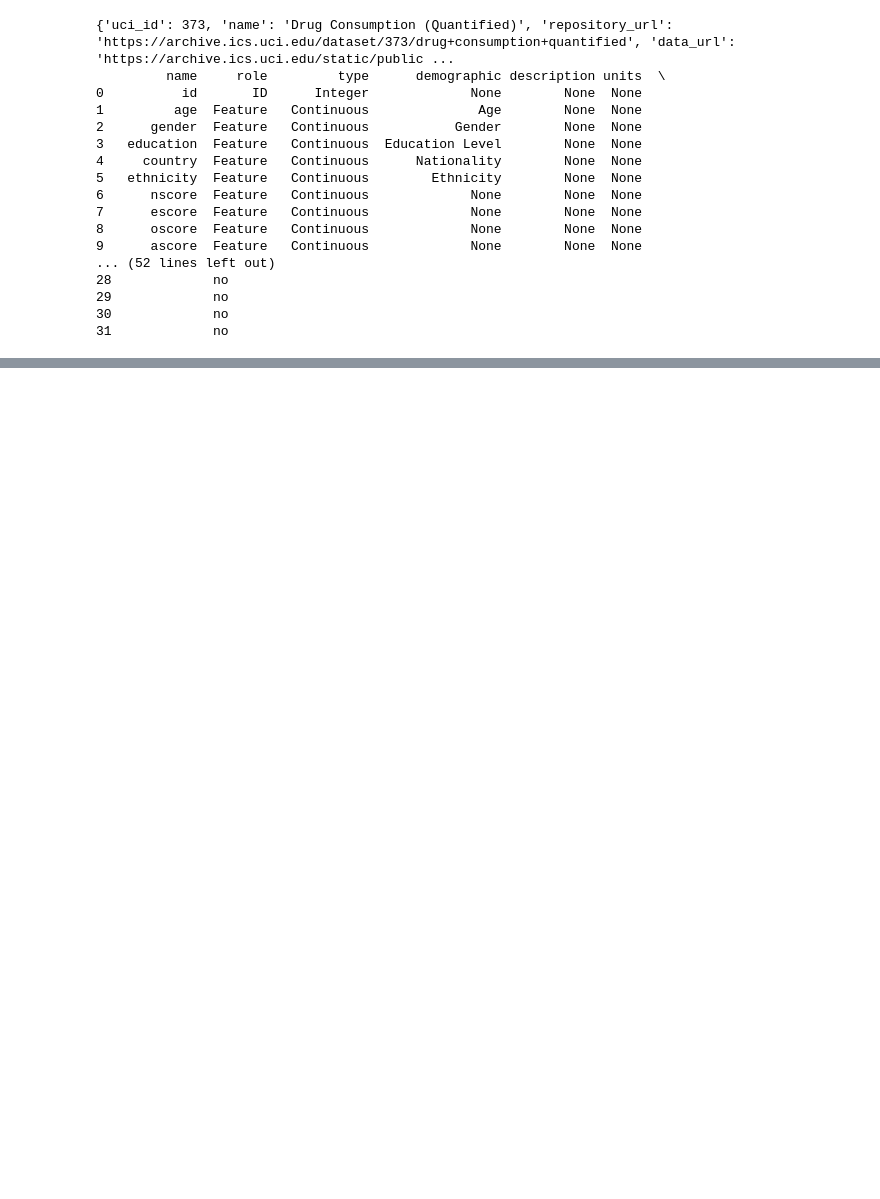
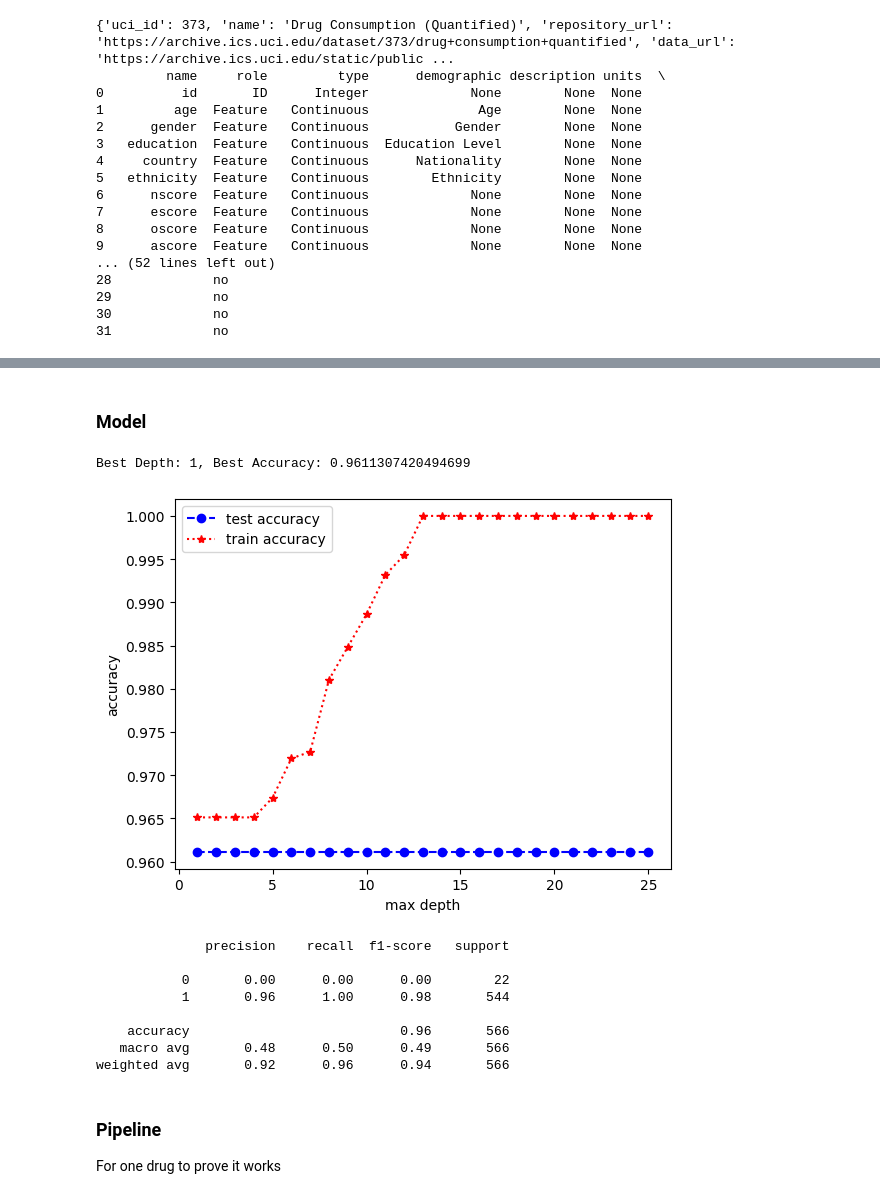
Before and after one commit to TexMcGinley/portfolio, a Jupyter notebook: main.ipynb, the cells around one changed output, grey strips where cells are left out. Drawn from its saved outputs; the diff is of its cells as text; code cells hidden in the pictures; blank space fills up the shorter version.

Commit message:
finished pipeline

```diff
--- a/main.ipynb
+++ b/main.ipynb
@@ -55,0 +102,56 @@ print(drug_consumption_quantified.variables)
+# %% [markdown]
+###  Model
+# %%
+# Fetching features and target variable
+X = drug_consumption_quantified.data.features
+y = drug_consumption_quantified.data.targets
+
+
+y = y['alcohol']  # Choosing alcohol as target variable can be changed to any other drug
+
+# Converting to binary classification (0: No use, 1: Any use)
+y_binary = y.map(lambda x: 0 if x == 'CL0' or x == 'CL1' else 1)  # Converting to binary classification (0: No use, 1: Any use)
+
+X_train, X_test, y_train, y_test = train_test_split(X, y_binary, test_size=0.3, random_state=42)
+
+accuracy_train = []
+accuracy_test = []
+depths = range(1, 26)
+
+for depth in depths:
+    rfc = RandomForestClassifier(max_depth=depth, random_state=42)
+    rfc.fit(X_train, y_train)
+    accuracy_train.append(rfc.score(X_train, y_train))
+    accuracy_test.append(rfc.score(X_test, y_test))
+
+best_accuracy = max(accuracy_test)
+best_depth = accuracy_test.index(best_accuracy) + 1
+print(f"Best Depth: {best_depth}, Best Accuracy: {best_accuracy}")
+
+# Plotting accuracy vs depth
+#Plot the accuracy scores for the test and train set over the range of depth values
+plt.plot(depths, accuracy_test,'bo--',depths, accuracy_train,'r*:')
+plt.legend(['test accuracy', 'train accuracy'])
+plt.xlabel('max depth')
+plt.ylabel('accuracy')
+plt.show()
+
+
+best_model = RandomForestClassifier(max_depth=best_depth, random_state=42)
+best_model.fit(X_train, y_train)
+y_pred = best_model.predict(X_test)
+print(classification_report(y_test, y_pred))
+# %% [output]
+Best Depth: 1, Best Accuracy: 0.9611307420494699
+[figure, added]
+              precision    recall  f1-score   support
+
+           0       0.00      0.00      0.00        22
+           1       0.96      1.00      0.98       544
+
+    accuracy                           0.96       566
+   macro avg       0.48      0.50      0.49       566
+weighted avg       0.92      0.96      0.94       566
+# %% [markdown]
+### Pipeline
+For one drug to prove it works
```
Also changed, not shown: parts of 10 cells of this notebook, 4 other files.
